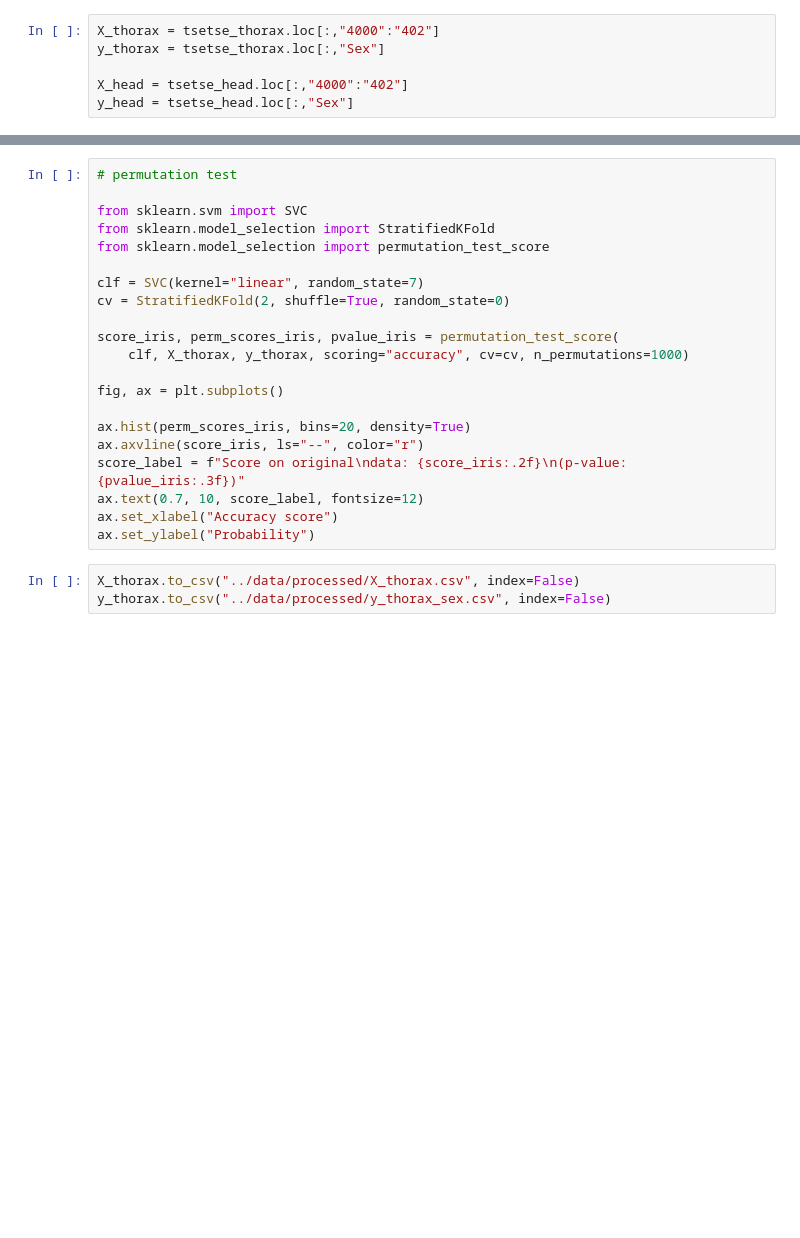
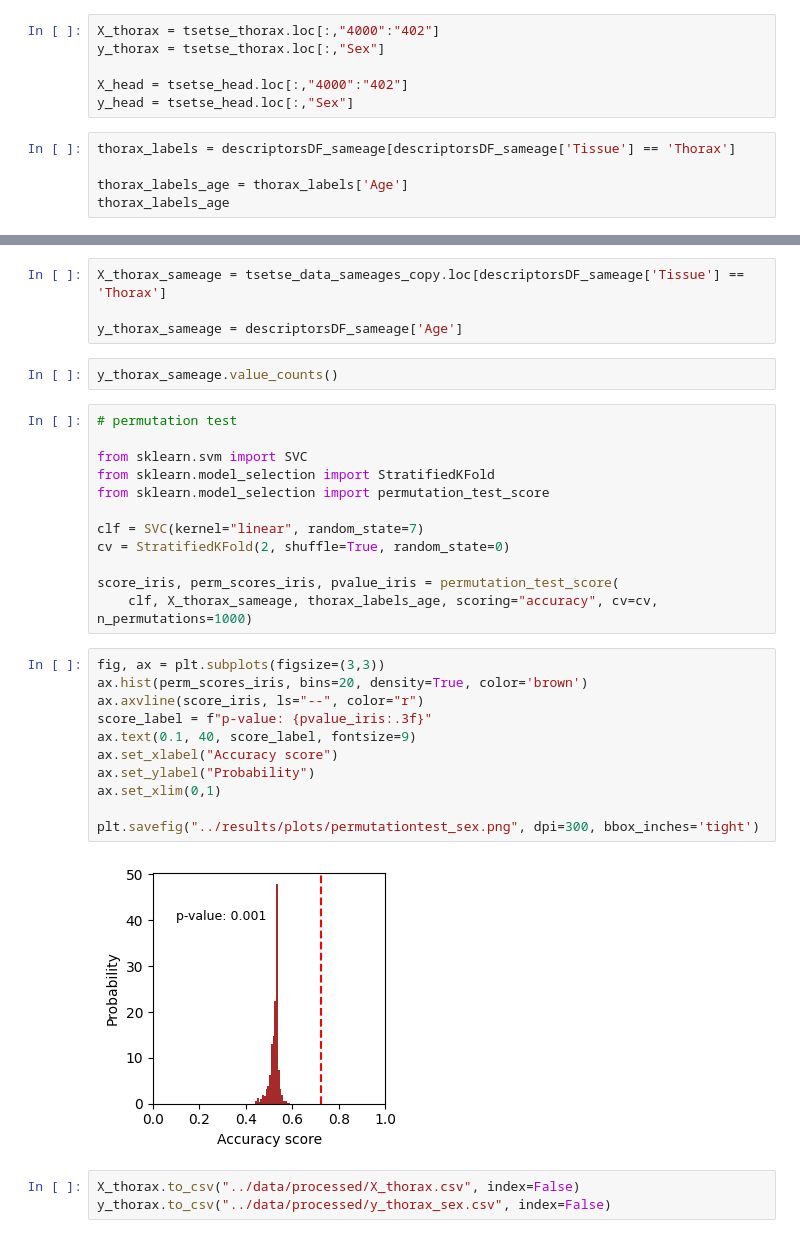
Before and after one commit to maurocolapso/Pazmino_TsetseMIRS_2023, a Jupyter notebook: notebooks/sex_prediction.ipynb, the cells around one changed output, grey strips where cells are left out. Drawn from its saved outputs; the diff is of its cells as text; blank space fills up the shorter version.

```diff
--- a/notebooks/sex_prediction.ipynb
+++ b/notebooks/sex_prediction.ipynb
@@ -199,3 +199,8 @@ y_thorax = tsetse_thorax.loc[:,"Sex"]
 
 X_head = tsetse_head.loc[:,"4000":"402"]
 y_head = tsetse_head.loc[:,"Sex"]
+# %%
+thorax_labels = descriptorsDF_sameage[descriptorsDF_sameage['Tissue'] == 'Thorax']
+
+thorax_labels_age = thorax_labels['Age']
+thorax_labels_age
@@ -202,3 +220,9 @@ y_head = tsetse_head.loc[:,"Sex"]
+# %%
+X_thorax_sameage = tsetse_data_sameages_copy.loc[descriptorsDF_sameage['Tissue'] == 'Thorax']
+
+y_thorax_sameage = descriptorsDF_sameage['Age']
+# %%
+y_thorax_sameage.value_counts()
 # %%
 # permutation test
 
@@ -210,16 +234,20 @@ clf = SVC(kernel="linear", random_state=7)
 cv = StratifiedKFold(2, shuffle=True, random_state=0)
 
 score_iris, perm_scores_iris, pvalue_iris = permutation_test_score(
-    clf, X_thorax, y_thorax, scoring="accuracy", cv=cv, n_permutations=1000)
-
-fig, ax = plt.subplots()
-
-ax.hist(perm_scores_iris, bins=20, density=True)
-ax.axvline(score_iris, ls="--", color="r")
-score_label = f"Score on original\ndata: {score_iris:.2f}\n(p-value: {pvalue_iris:.3f})"
-ax.text(0.7, 10, score_label, fontsize=12)
-ax.set_xlabel("Accuracy score")
-ax.set_ylabel("Probability")
+    clf, X_thorax_sameage, thorax_labels_age, scoring="accuracy", cv=cv, n_permutations=1000)
+# %%
+fig, ax = plt.subplots(figsize=(3,3))
+ax.hist(perm_scores_iris, bins=20, density=True, color='brown')
+ax.axvline(score_iris, ls="--", color="r")
+score_label = f"p-value: {pvalue_iris:.3f}"
+ax.text(0.1, 40, score_label, fontsize=9)
+ax.set_xlabel("Accuracy score")
+ax.set_ylabel("Probability")
+ax.set_xlim(0,1)
+
+plt.savefig("../results/plots/permutationtest_sex.png", dpi=300, bbox_inches='tight')
+# %% [output]
+[figure, added]
 # %%
 X_thorax.to_csv("../data/processed/X_thorax.csv", index=False)
 y_thorax.to_csv("../data/processed/y_thorax_sex.csv", index=False)
```
Also changed, not shown: parts of 7 cells of this notebook, 14 other files.
